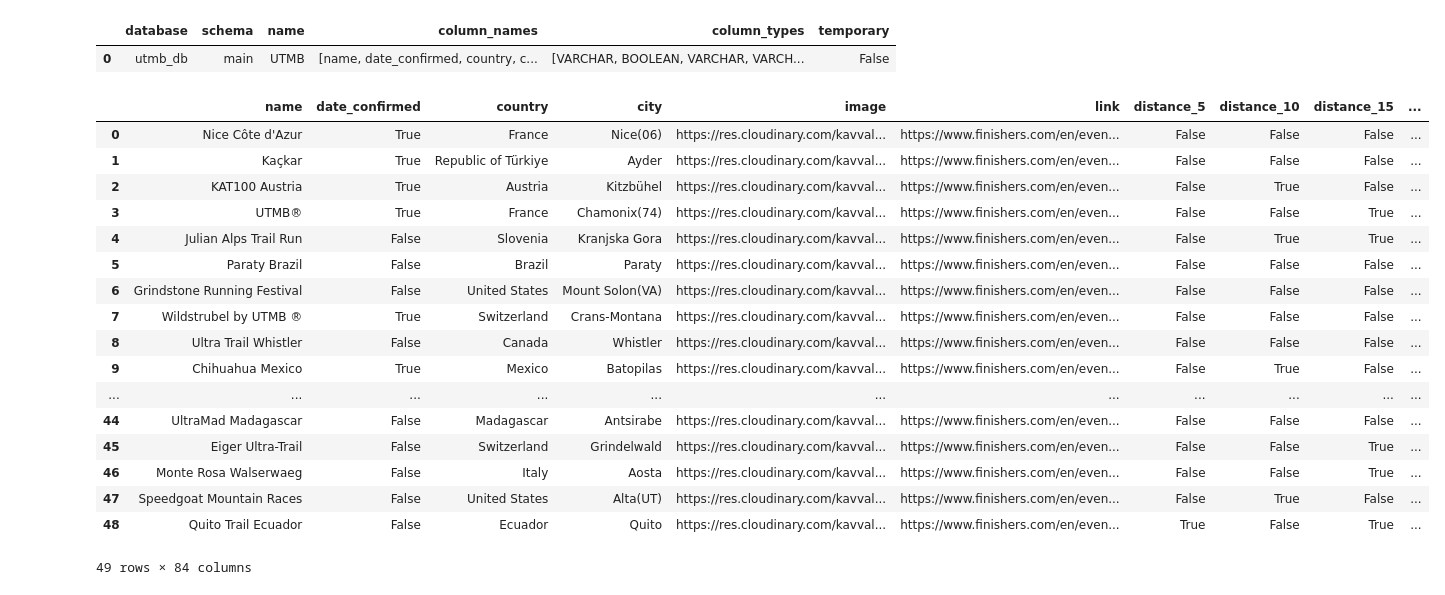
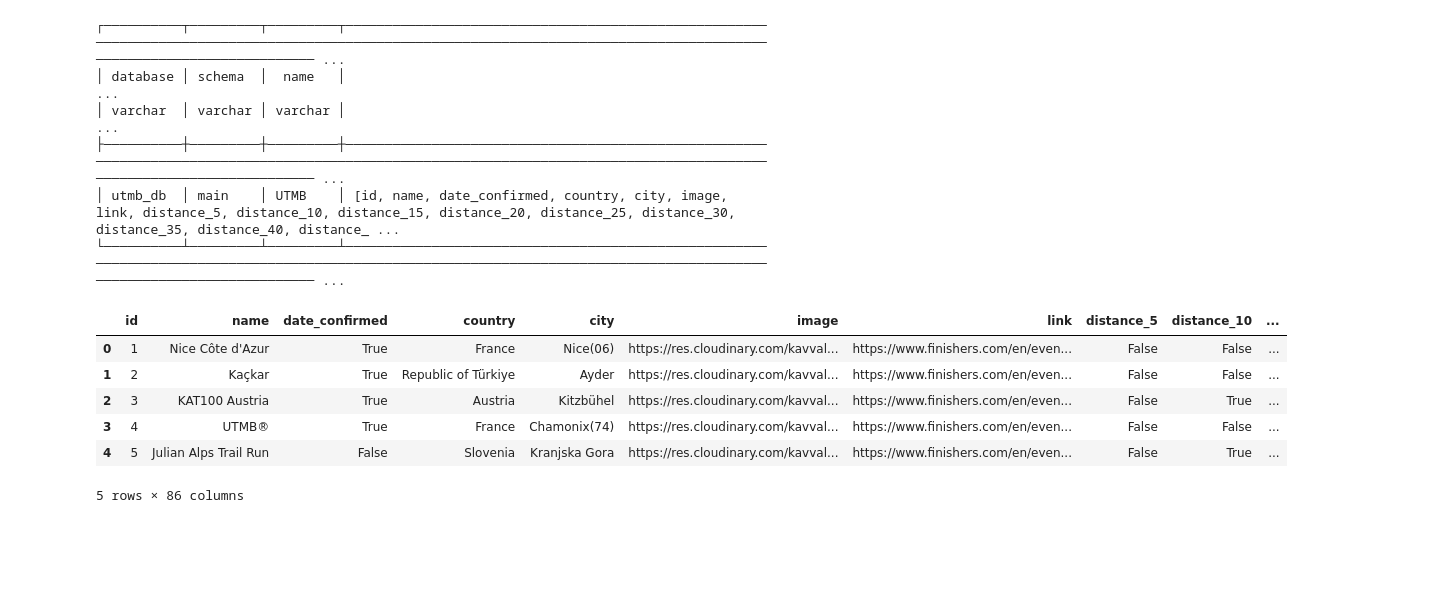
Before and after one commit to thibtd/DataEng_UTMB_pipeline, a Jupyter notebook: analysis/RAG_notebook.ipynb, the cells around one changed output. Saved outputs shown, nothing was run; the diff lists cells and outputs as text; code cells hidden in the pictures; blank space fills up the shorter version.

```diff
--- a/analysis/RAG_notebook.ipynb
+++ b/analysis/RAG_notebook.ipynb
@@ -46,28 +74,21 @@ db = duckdb.connect("../data_test/utmb_db.duckdb")
 # %%
-db.sql("show all tables").df()
+db.sql("DESCRIBE all tables")
 # %% [output]
-|  | database | schema | name | column_names | column_types | temporary |
-| 0 | utmb_db | main | UTMB | [name, date_confirmed, country, c... | [VARCHAR, BOOLEAN, VARCHAR, VARCH... | False |
+┌──────────┬─────────┬─────────┬──────────────────────────────────────────────────────────────────────────────────────────────────────────────────────────────────────────────────────────────────────── ...
+│ database │ schema  │  name   │                                                                                                                                                                         ...
+│ varchar  │ varchar │ varchar │                                                                                                                                                                         ...
+├──────────┼─────────┼─────────┼──────────────────────────────────────────────────────────────────────────────────────────────────────────────────────────────────────────────────────────────────────── ...
+│ utmb_db  │ main    │ UTMB    │ [id, name, date_confirmed, country, city, image, link, distance_5, distance_10, distance_15, distance_20, distance_25, distance_30, distance_35, distance_40, distance_ ...
+└──────────┴─────────┴─────────┴──────────────────────────────────────────────────────────────────────────────────────────────────────────────────────────────────────────────────────────────────────── ...
 # %%
 data = db.sql("SELECT * FROM UTMB").df()
 # %%
-data
+data.head()
 # %% [output]
-|  | name | date_confirmed | country | city | image | link | distance_5 | distance_10 | distance_15 | ... |
-| 0 | Nice Côte d'Azur | True | France | Nice(06) | https://res.cloudinary.com/kavval... | https://www.finishers.com/en/even... | False | False | False | ... |
-| 1 | Kaçkar | True | Republic of Türkiye | Ayder | https://res.cloudinary.com/kavval... | https://www.finishers.com/en/even... | False | False | False | ... |
-| 2 | KAT100 Austria | True | Austria | Kitzbühel | https://res.cloudinary.com/kavval... | https://www.finishers.com/en/even... | False | True | False | ... |
-| 3 | UTMB® | True | France | Chamonix(74) | https://res.cloudinary.com/kavval... | https://www.finishers.com/en/even... | False | False | True | ... |
-| 4 | Julian Alps Trail Run | False | Slovenia | Kranjska Gora | https://res.cloudinary.com/kavval... | https://www.finishers.com/en/even... | False | True | True | ... |
-| 5 | Paraty Brazil | False | Brazil | Paraty | https://res.cloudinary.com/kavval... | https://www.finishers.com/en/even... | False | False | False | ... |
-| 6 | Grindstone Running Festival | False | United States | Mount Solon(VA) | https://res.cloudinary.com/kavval... | https://www.finishers.com/en/even... | False | False | False | ... |
-| 7 | Wildstrubel by UTMB ® | True | Switzerland | Crans-Montana | https://res.cloudinary.com/kavval... | https://www.finishers.com/en/even... | False | False | False | ... |
-| 8 | Ultra Trail Whistler | False | Canada | Whistler | https://res.cloudinary.com/kavval... | https://www.finishers.com/en/even... | False | False | False | ... |
-| 9 | Chihuahua Mexico | True | Mexico | Batopilas | https://res.cloudinary.com/kavval... | https://www.finishers.com/en/even... | False | True | False | ... |
-| ... | ... | ... | ... | ... | ... | ... | ... | ... | ... | ... |
-| 44 | UltraMad Madagascar | False | Madagascar | Antsirabe | https://res.cloudinary.com/kavval... | https://www.finishers.com/en/even... | False | False | False | ... |
-| 45 | Eiger Ultra-Trail | False | Switzerland | Grindelwald | https://res.cloudinary.com/kavval... | https://www.finishers.com/en/even... | False | False | True | ... |
-| 46 | Monte Rosa Walserwaeg | False | Italy | Aosta | https://res.cloudinary.com/kavval... | https://www.finishers.com/en/even... | False | False | True | ... |
-| 47 | Speedgoat Mountain Races | False | United States | Alta(UT) | https://res.cloudinary.com/kavval... | https://www.finishers.com/en/even... | False | True | False | ... |
-| 48 | Quito Trail Ecuador | False | Ecuador | Quito | https://res.cloudinary.com/kavval... | https://www.finishers.com/en/even... | True | False | True | ... |
+|  | id | name | date_confirmed | country | city | image | link | distance_5 | distance_10 | ... |
+| 0 | 1 | Nice Côte d'Azur | True | France | Nice(06) | https://res.cloudinary.com/kavval... | https://www.finishers.com/en/even... | False | False | ... |
+| 1 | 2 | Kaçkar | True | Republic of Türkiye | Ayder | https://res.cloudinary.com/kavval... | https://www.finishers.com/en/even... | False | False | ... |
+| 2 | 3 | KAT100 Austria | True | Austria | Kitzbühel | https://res.cloudinary.com/kavval... | https://www.finishers.com/en/even... | False | True | ... |
+| 3 | 4 | UTMB® | True | France | Chamonix(74) | https://res.cloudinary.com/kavval... | https://www.finishers.com/en/even... | False | False | ... |
+| 4 | 5 | Julian Alps Trail Run | False | Slovenia | Kranjska Gora | https://res.cloudinary.com/kavval... | https://www.finishers.com/en/even... | False | True | ... |
-49 rows × 84 columns
+5 rows × 86 columns
```
Also changed, not shown: parts of 35 cells of this notebook, 4 other files.
